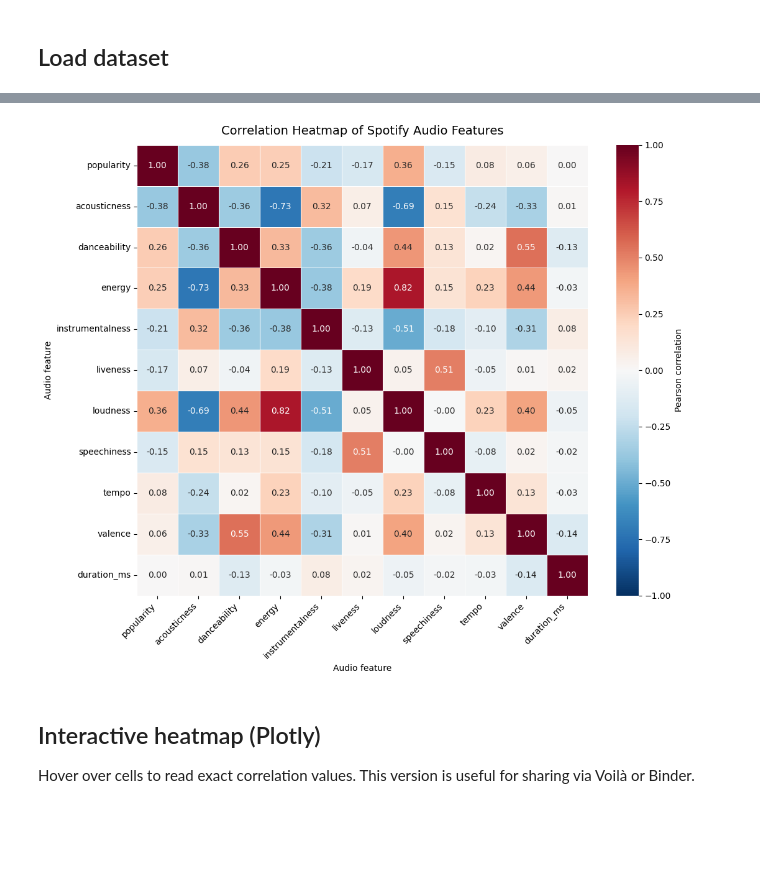
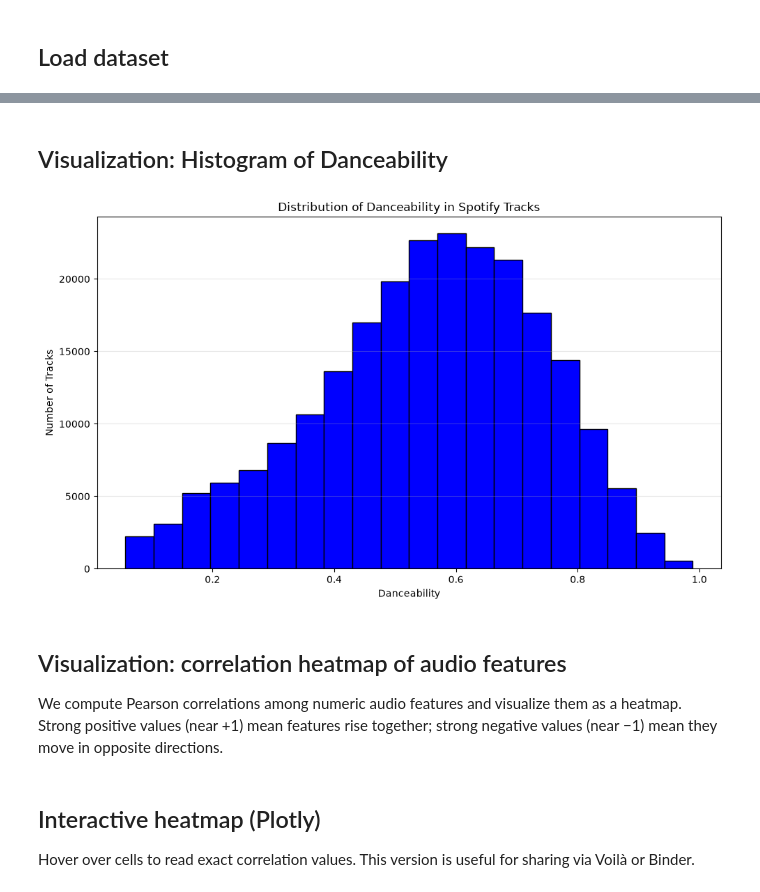
Before and after one commit to CAP5771-Fall2026/lab3-groupa, a Jupyter notebook: visualize.ipynb, the cells around one changed output, grey strips where cells are left out. Cells and saved outputs as stored; diff of their text form; code cells hidden in the pictures; blank space fills up the shorter version.

Commit message:
Finalized part 1: visualize.ipynb

```diff
--- a/visualize.ipynb
+++ b/visualize.ipynb
@@ -89,43 +111,35 @@ strong negative values (near −1) mean they move in opposite directions.
+# %% [markdown]
+## Visualization: Histogram of Danceability
 # %%
-feature_cols = [
-    "popularity",
-    "acousticness",
-    "danceability",
-    "energy",
-    "instrumentalness",
-    "liveness",
-    "loudness",
-    "speechiness",
-    "tempo",
-    "valence",
-    "duration_ms",
-]
+# Visualization 1: Histogram of Danceability
 
-corr = df[feature_cols].corr(numeric_only=True)
+import matplotlib.pyplot as plt
 
-fig, ax = plt.subplots(figsize=(11, 9))
-sns.heatmap(
-    corr,
-    annot=True,
-    fmt=".2f",
-    cmap="RdBu_r",
-    center=0,
-    vmin=-1,
-    vmax=1,
-    square=True,
-    linewidths=0.4,
-    cbar_kws={"label": "Pearson correlation"},
-    ax=ax,
+plt.figure(figsize=(10, 6))
+
+plt.hist(
+    df["danceability"],
+    bins=20,
+    color="blue",
+    edgecolor="black"
 )
-ax.set_title("Correlation Heatmap of Spotify Audio Features", fontsize=14, pad=12)
-ax.set_xlabel("Audio feature")
-ax.set_ylabel("Audio feature")
-plt.xticks(rotation=45, ha="right")
-plt.yticks(rotation=0)
+
+plt.title("Distribution of Danceability in Spotify Tracks")
+plt.xlabel("Danceability")
+plt.ylabel("Number of Tracks")
+
+plt.grid(axis="y", alpha=0.3)
 plt.tight_layout()
+
 plt.show()
 # %% [output]
-[figure, old version]
+[figure, new version]
+# %% [markdown]
+## Visualization: correlation heatmap of audio features
+
+We compute Pearson correlations among numeric audio features and visualize them
+as a heatmap. Strong positive values (near +1) mean features rise together;
+strong negative values (near −1) mean they move in opposite directions.
 # %% [markdown]
 ## Interactive heatmap (Plotly)
 
```
Also changed, not shown: parts of 8 cells of this notebook, 4 other files.
